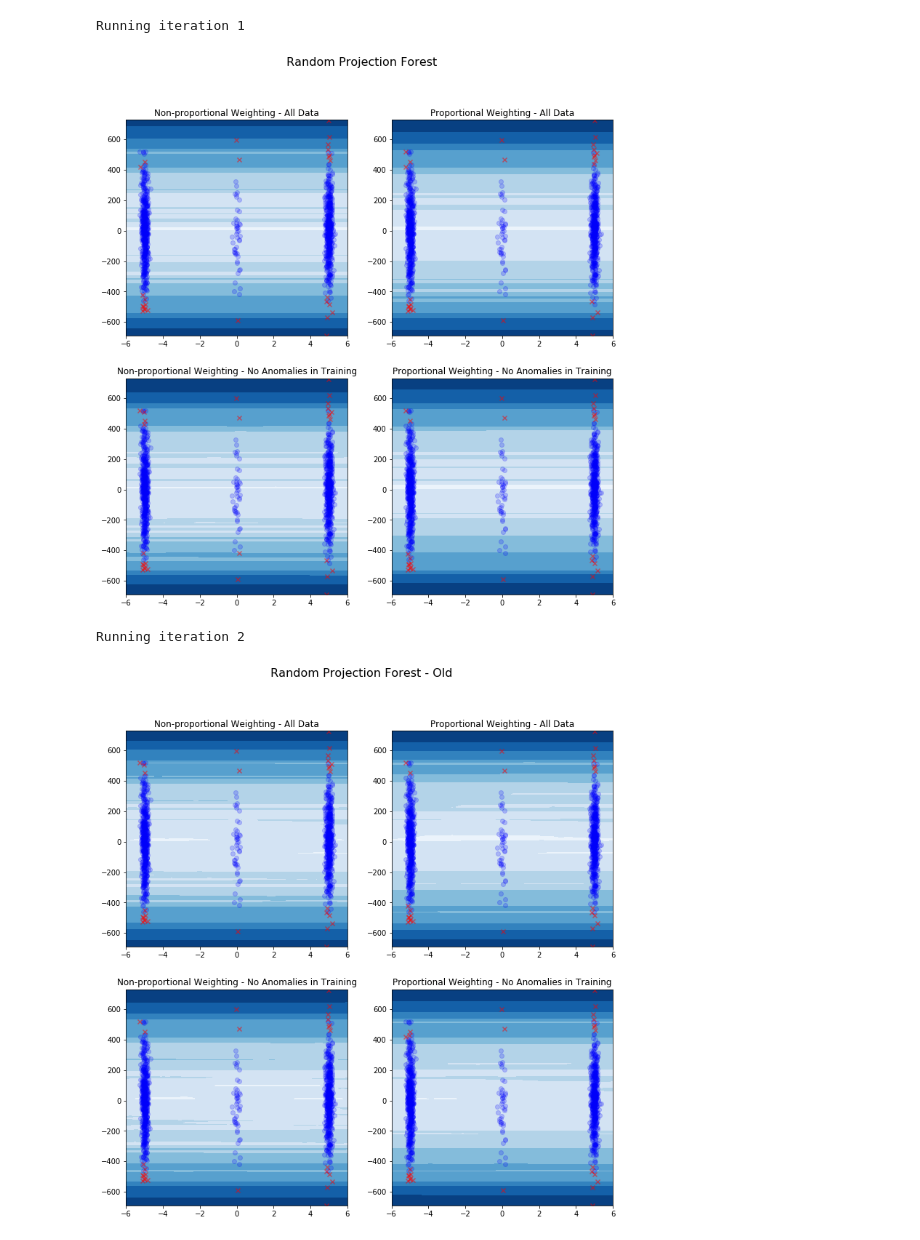
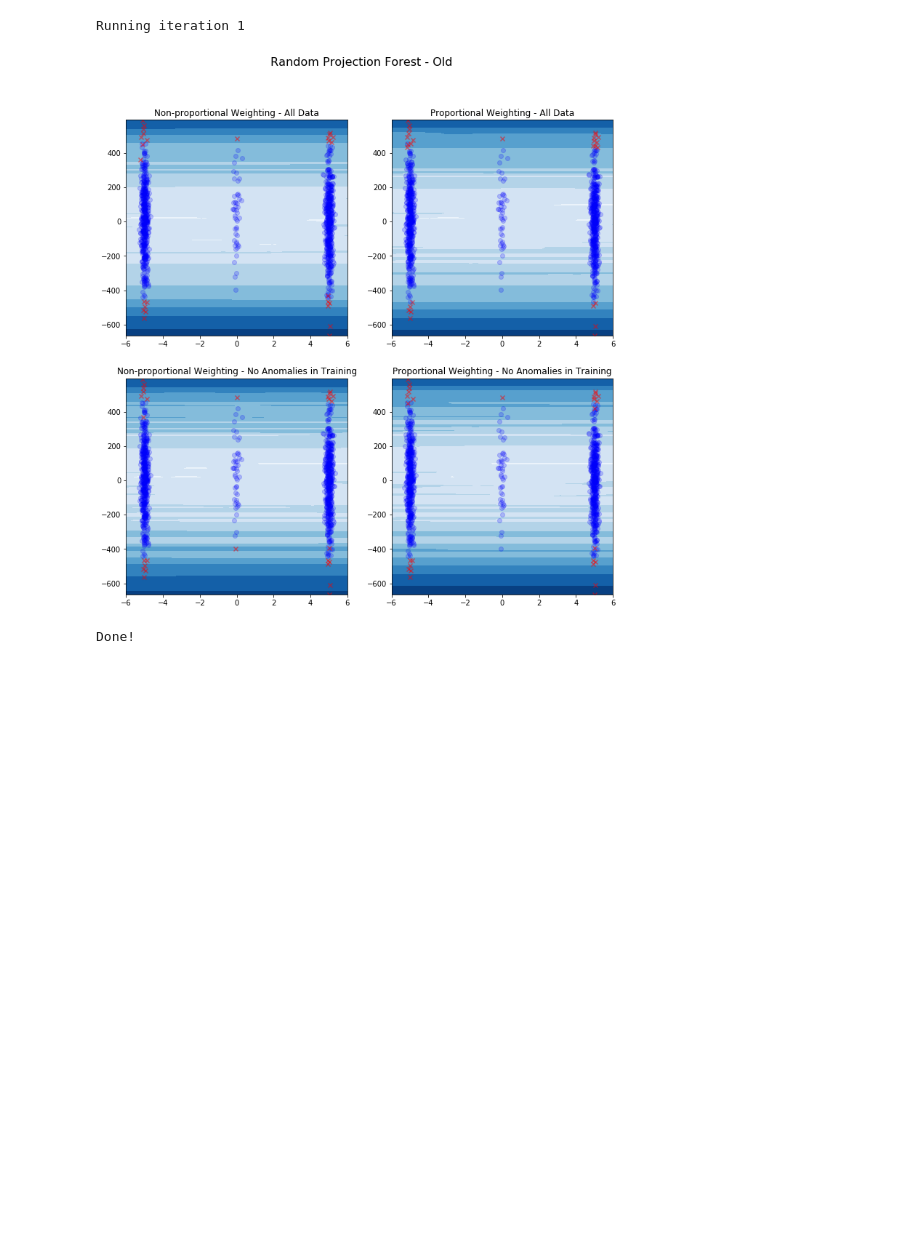
Before and after one commit to neerajgaur/RandomHyperplanes, a Jupyter notebook: notebooks/two-cluster-large-irrelevant-features.ipynb, the cells around one changed output. Saved outputs shown, nothing was run; the diff lists cells and outputs as text; code cells hidden in the pictures; blank space fills up the shorter version.

```diff
--- a/notebooks/two-cluster-large-irrelevant-features.ipynb
+++ b/notebooks/two-cluster-large-irrelevant-features.ipynb
@@ -32,7 +32,7 @@ plt.show()
 # %%
-simulations.run_comparison_simul(X=X, X_anon=X_anon, n_estimators=N_ESTIMATORS, score_at=SCORE_AT)
+simulations.run_comparison_simul(X=X, X_anon=X_anon, n_estimators=N_ESTIMATORS,
+                                 score_at=SCORE_AT, classifiers=[planes.RandomProjectionForestOld])
 # %% [output]
 Running iteration 1
-[figure, old version]
+[figure, new version]
-Running iteration 2
+Done!
-[figure, removed]
```
Also changed, not shown: parts of 3 cells of this notebook, 9 other files.
